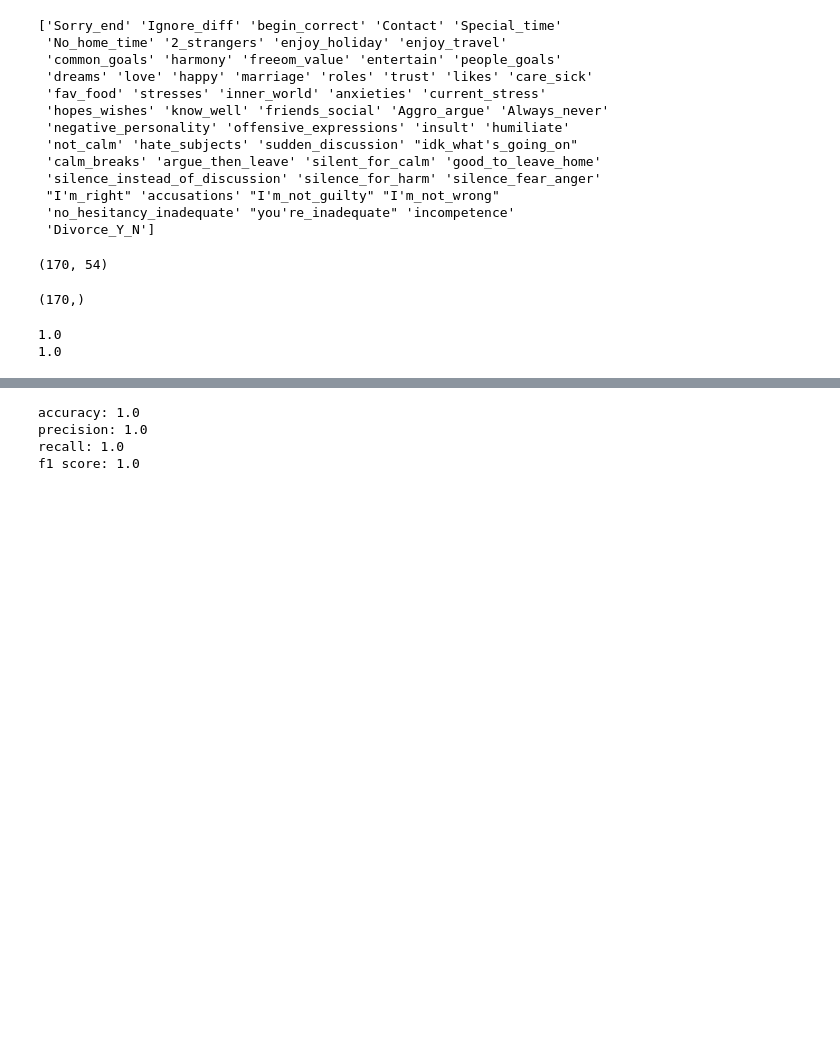
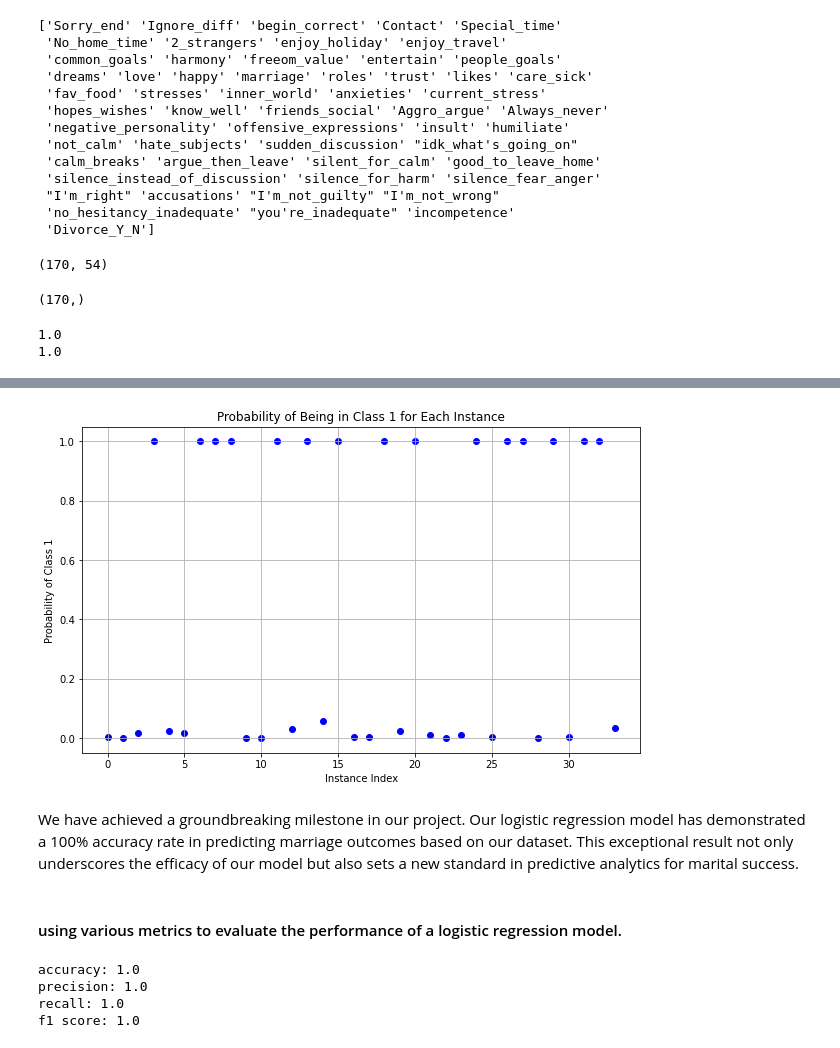
Before and after one commit to MaSOouD69/Divorce, a Jupyter notebook: Divorce Prediction.ipynb, the cells around one changed output, grey strips where cells are left out. Drawn from its saved outputs; the diff is of its cells as text; code cells hidden in the pictures; blank space fills up the shorter version.

```diff
--- a/Divorce Prediction.ipynb
+++ b/Divorce Prediction.ipynb
@@ -222,0 +255,8 @@ We have achieved a groundbreaking milestone in our project. Our logistic regress
+# %%
+# Obtaining probability estimates for the test data
+# The predict_proba method returns the probability of the sample for each class in the model.
+# The output is a list of [prob_negative_class, prob_positive_class] for binary classification.
+y_proba = logistic_regression_model.predict_proba(X_test)
+
+# Displaying the probability estimates
+print(y_proba)
@@ -223,3 +281,27 @@ We have achieved a groundbreaking milestone in our project. Our logistic regress
+# %%
+# Your probability data
+probabilities = np.array(y_proba)
+
+# Extracting probabilities for Class 1
+prob_class_1 = probabilities[:, 1]
+
+# Creating an index array for each instance
+index = np.arange(len(prob_class_1))
+
+# Plotting
+plt.figure(figsize=(10, 6))
+plt.scatter(index, prob_class_1, color='blue')
+plt.title('Probability of Being in Class 1 for Each Instance')
+plt.xlabel('Instance Index')
+plt.ylabel('Probability of Class 1')
+plt.grid(True)
+plt.show()
+# %% [output]
+[figure, added]
+# %% [markdown]
+We have achieved a groundbreaking milestone in our project. Our logistic regression model has demonstrated a 100% accuracy rate in predicting marriage outcomes based on our dataset. This exceptional result not only underscores the efficacy of our model but also sets a new standard in predictive analytics for marital success.
+# %% [markdown]
+#### using various metrics to evaluate the performance of a logistic regression model.
 # %%
 # Predicting with the Logistic Regression Model
 # Here, we use the 'predict' method on our trained logistic regression model.
```
Also changed, not shown: parts of 19 cells of this notebook.
